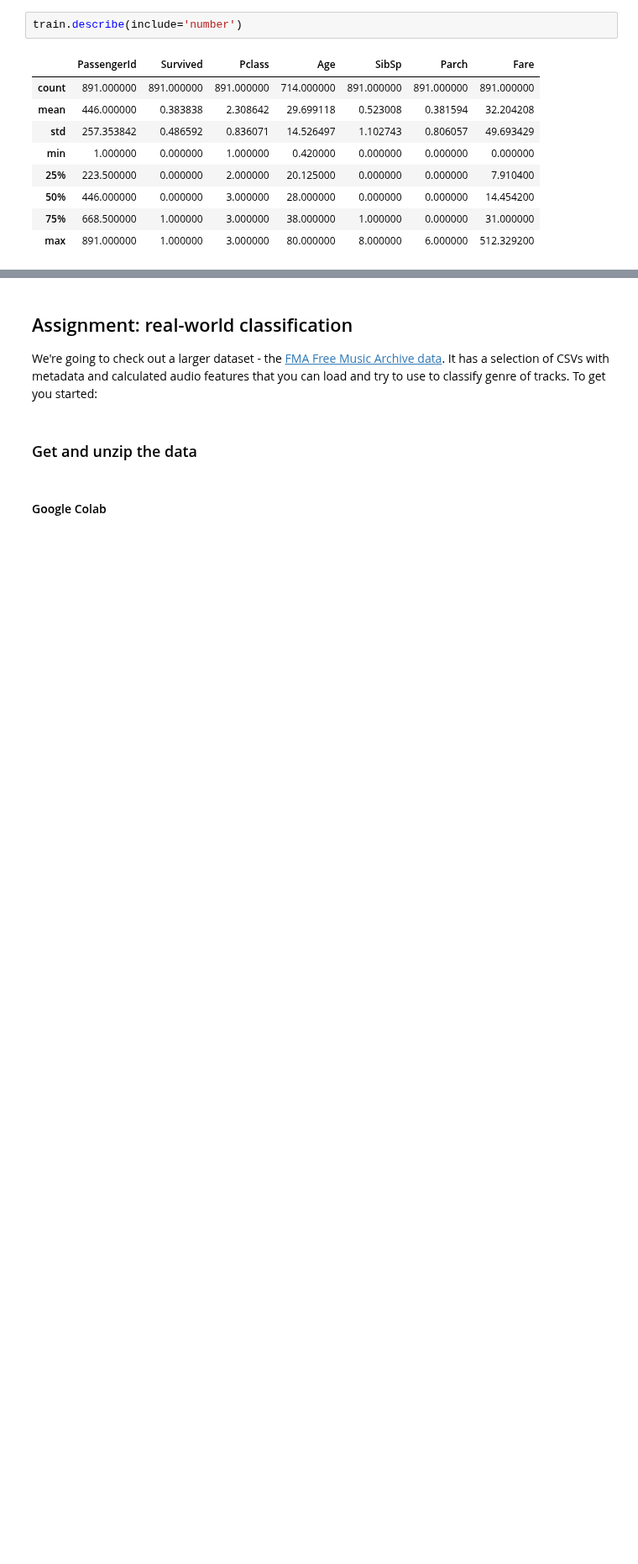
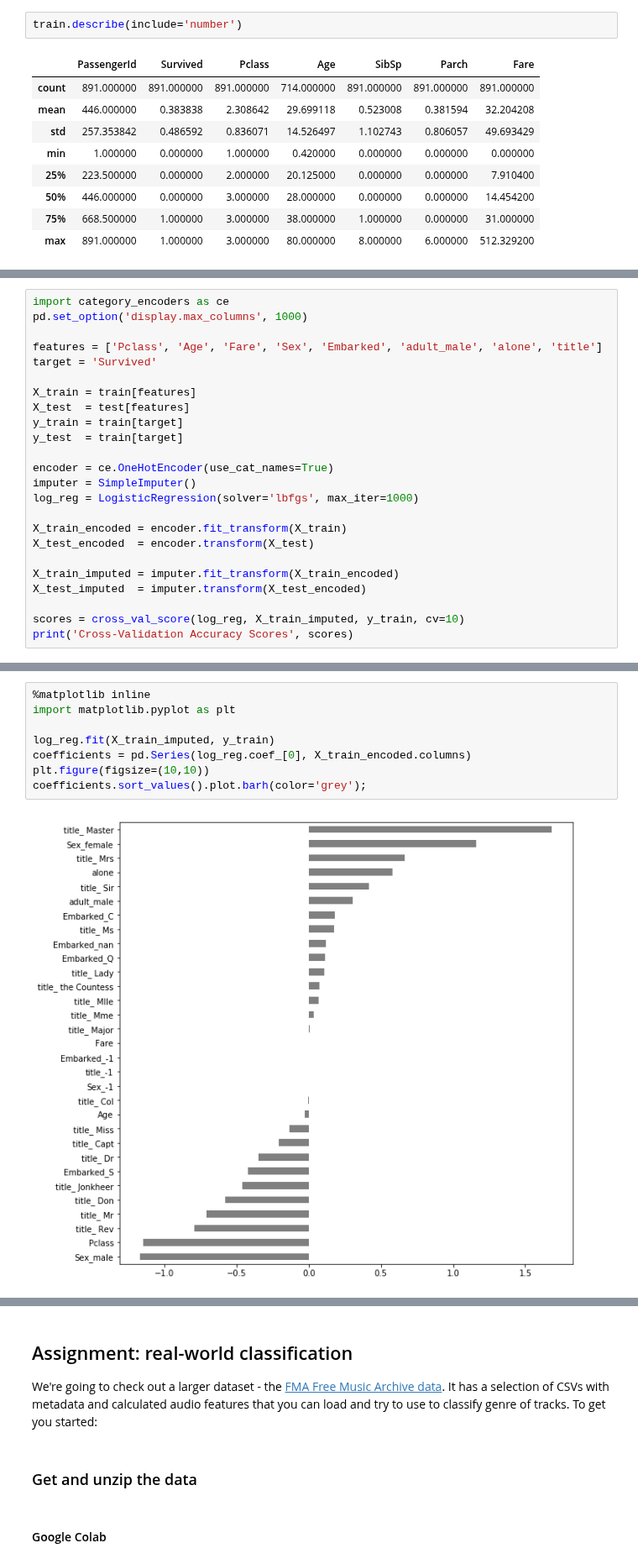
Before and after one commit to LambdaSchool/DS-Unit-2-Sprint-3-Classification-Validation, a Jupyter notebook: module1-logistic-regression/LS_DS_231_Logistic_Regression.ipynb, the cells around one changed output, grey strips where cells are left out. Shown at 84% size. Cells and saved outputs as stored; diff of their text form; blank space fills up the shorter version.

```diff
--- a/module1-logistic-regression/LS_DS_231_Logistic_Regression.ipynb
+++ b/module1-logistic-regression/LS_DS_231_Logistic_Regression.ipynb
@@ -312,0 +423,24 @@ train.head()
+# %%
+import category_encoders as ce
+pd.set_option('display.max_columns', 1000)
+
+features = ['Pclass', 'Age', 'Fare', 'Sex', 'Embarked', 'adult_male', 'alone', 'title']
+target = 'Survived'
+
+X_train = train[features]
+X_test  = test[features]
+y_train = train[target]
+y_test  = train[target]
+
+encoder = ce.OneHotEncoder(use_cat_names=True)
+imputer = SimpleImputer()
+log_reg = LogisticRegression(solver='lbfgs', max_iter=1000)
+
+X_train_encoded = encoder.fit_transform(X_train)
+X_test_encoded  = encoder.transform(X_test)
+
+X_train_imputed = imputer.fit_transform(X_train_encoded)
+X_test_imputed  = imputer.transform(X_test_encoded)
+
+scores = cross_val_score(log_reg, X_train_imputed, y_train, cv=10)
+print('Cross-Validation Accuracy Scores', scores)
@@ -312,0 +463,10 @@ train.head()
+# %%
+%matplotlib inline
+import matplotlib.pyplot as plt
+
+log_reg.fit(X_train_imputed, y_train)
+coefficients = pd.Series(log_reg.coef_[0], X_train_encoded.columns)
+plt.figure(figsize=(10,10))
+coefficients.sort_values().plot.barh(color='grey');
+# %% [output]
+[figure, added]
```
Also changed, not shown: parts of 134 cells of this notebook.
